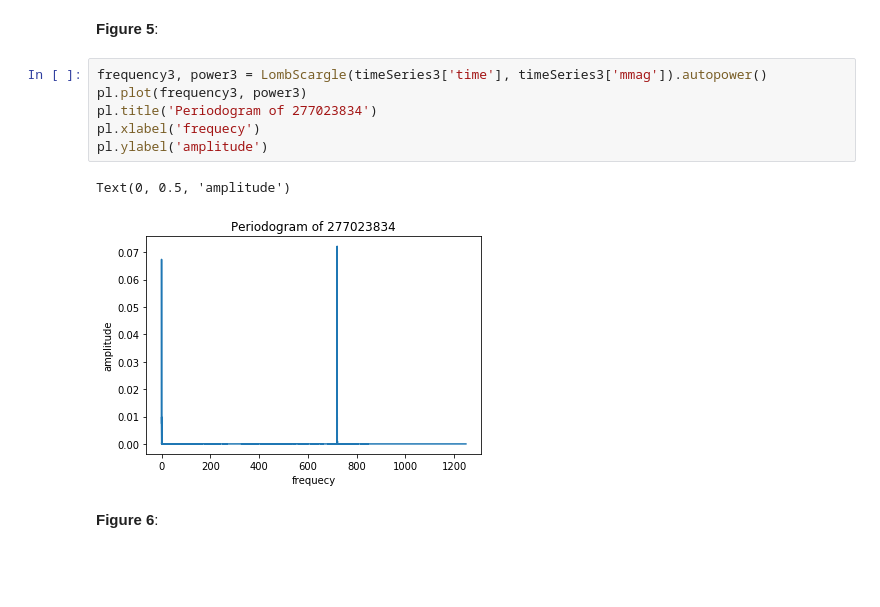
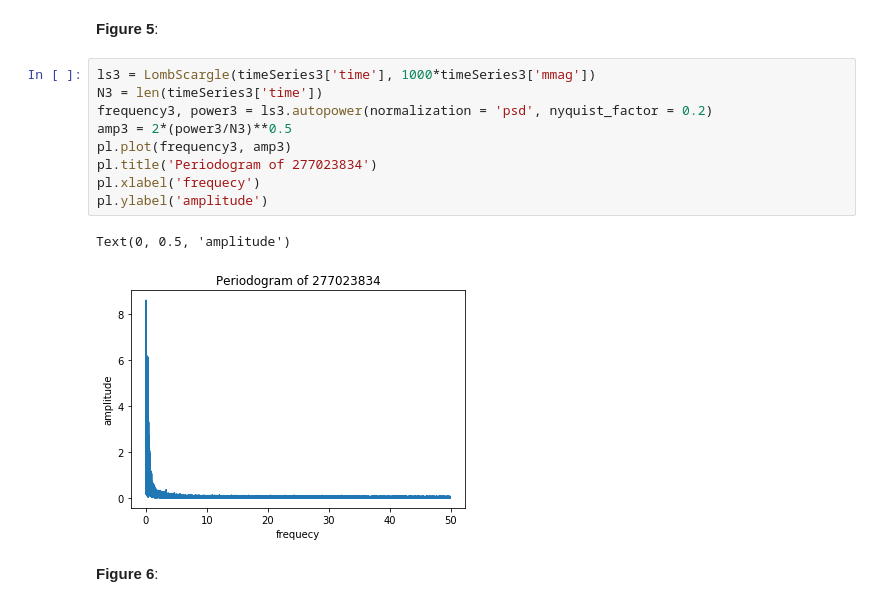
Before and after one commit to cath19/DSPS_-charty-, a Jupyter notebook: HW11/TESSlightcurves_cHarty.ipynb, the cells around one changed output. Saved outputs shown, nothing was run; the diff lists cells and outputs as text; blank space fills up the shorter version.

```diff
--- a/HW11/TESSlightcurves_cHarty.ipynb
+++ b/HW11/TESSlightcurves_cHarty.ipynb
@@ -139,14 +148,17 @@ Text(0, 0.5, 'amplitude')
 # %% [markdown]
 **Figure 5**:
 # %%
-frequency3, power3 = LombScargle(timeSeries3['time'], timeSeries3['mmag']).autopower()
-pl.plot(frequency3, power3)
+ls3 = LombScargle(timeSeries3['time'], 1000*timeSeries3['mmag'])
+N3 = len(timeSeries3['time'])
+frequency3, power3 = ls3.autopower(normalization = 'psd', nyquist_factor = 0.2)
+amp3 = 2*(power3/N3)**0.5
+pl.plot(frequency3, amp3)
 pl.title('Periodogram of 277023834')
 pl.xlabel('frequecy')
 pl.ylabel('amplitude')
 # %% [output]
 Text(0, 0.5, 'amplitude')
-[figure, old version]
+[figure, new version]
 # %% [markdown]
 **Figure 6**:
 # %% [markdown]
```
Also changed, not shown: parts of 4 cells of this notebook.
